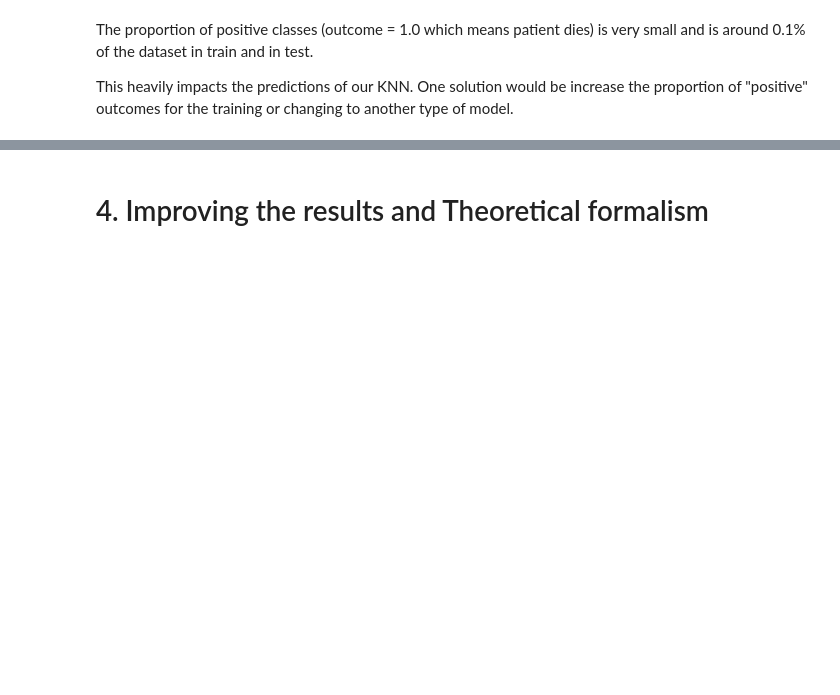
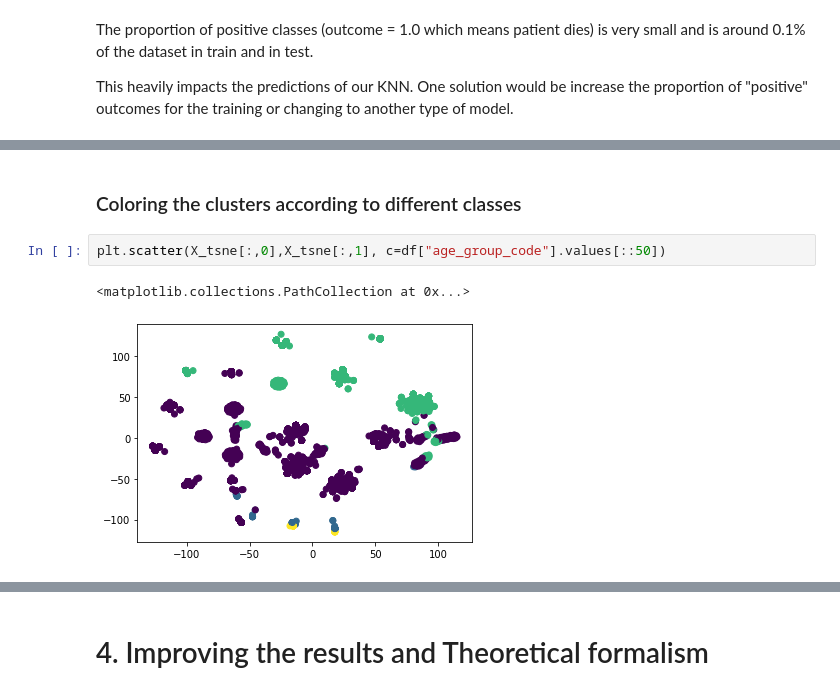
Before and after one commit to andbluedev/Covid-Dataset-Analysis-and-Predictions, a Jupyter notebook: Covid Analysis and Predictions.ipynb, the cells around one changed output, grey strips where cells are left out. Saved outputs shown, nothing was run; the diff lists cells and outputs as text; blank space fills up the shorter version.

```diff
--- a/Covid Analysis and Predictions.ipynb
+++ b/Covid Analysis and Predictions.ipynb
@@ -625,0 +740,7 @@ quality of the prediction using MSE error (Mean Squared Error
+# %% [markdown]
+### Coloring the clusters according to different classes
+# %%
+plt.scatter(X_tsne[:,0],X_tsne[:,1], c=df["age_group_code"].values[::50])
+# %% [output]
+<matplotlib.collections.PathCollection at 0x...>
+[figure, added]
```
Also changed, not shown: parts of 33 cells of this notebook.
